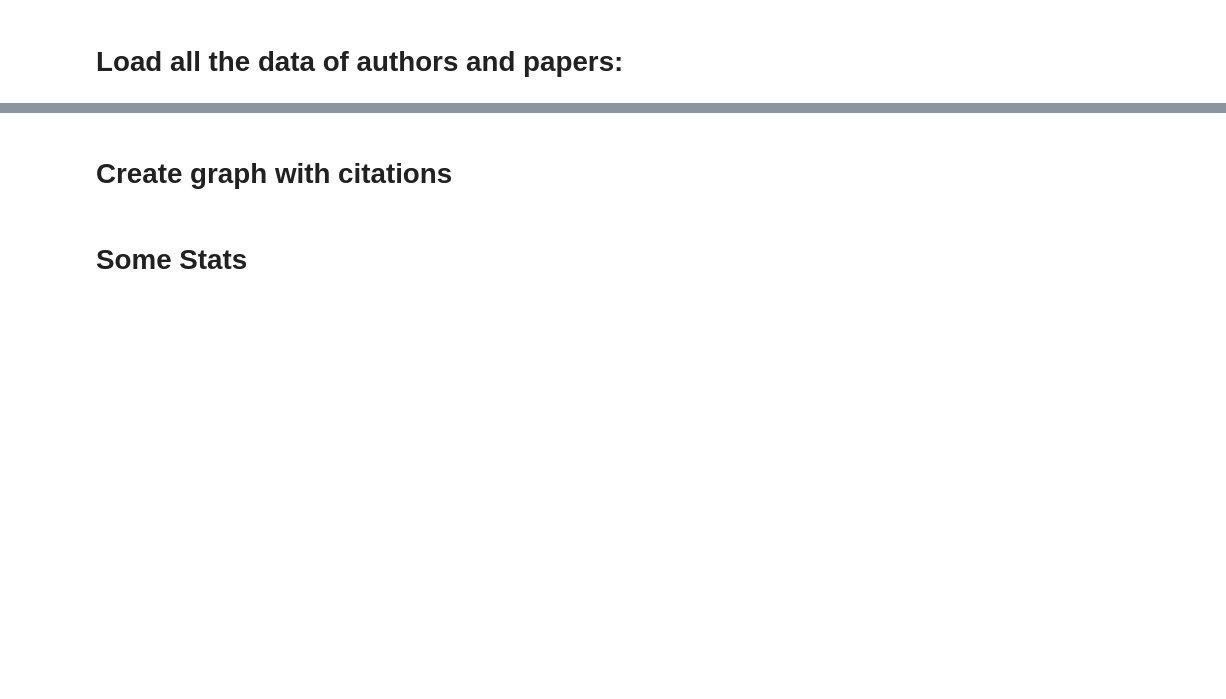
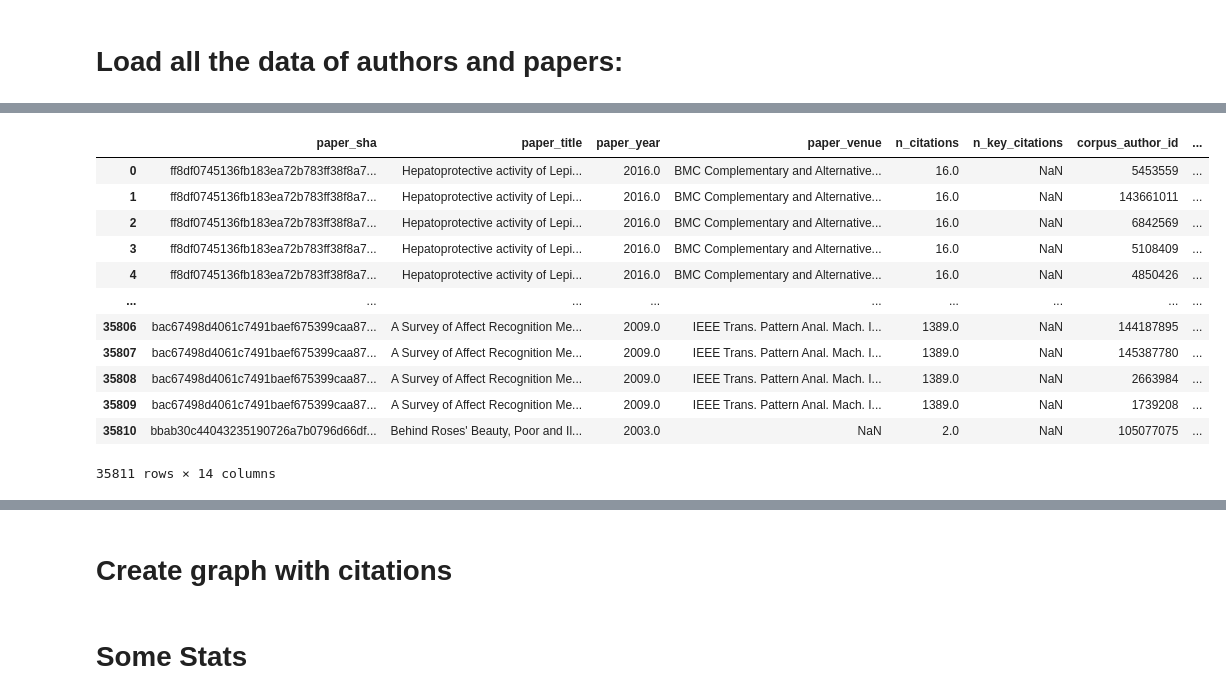
Before and after one commit to pilmus/thesis, a Jupyter notebook: src/ferraro/load_data.ipynb, the cells around one changed output, grey strips where cells are left out. Cells and saved outputs as stored; diff of their text form; code cells hidden in the pictures; blank space fills up the shorter version.

```diff
--- a/src/ferraro/load_data.ipynb
+++ b/src/ferraro/load_data.ipynb
@@ -26,0 +194,20 @@ training_data = load_data.load_training_data(training_data_file)
+# %%
+p = pd.read_csv(papers_file)
+ap = pd.read_csv(authors_papers_file, dtype={'corpus_author_id':str})
+a = pd.read_csv(authors_file, dtype={'corpus_author_id':str})
+m = pd.merge(p,pd.merge(ap,a,how='left'),how='left')
+m
+# %% [output]
+|  | paper_sha | paper_title | paper_year | paper_venue | n_citations | n_key_citations | corpus_author_id | ... |
+| 0 | ff8df0745136fb183ea72b783ff38f8a7... | Hepatoprotective activity of Lepi... | 2016.0 | BMC Complementary and Alternative... | 16.0 | NaN | 5453559 | ... |
+| 1 | ff8df0745136fb183ea72b783ff38f8a7... | Hepatoprotective activity of Lepi... | 2016.0 | BMC Complementary and Alternative... | 16.0 | NaN | 143661011 | ... |
+| 2 | ff8df0745136fb183ea72b783ff38f8a7... | Hepatoprotective activity of Lepi... | 2016.0 | BMC Complementary and Alternative... | 16.0 | NaN | 6842569 | ... |
+| 3 | ff8df0745136fb183ea72b783ff38f8a7... | Hepatoprotective activity of Lepi... | 2016.0 | BMC Complementary and Alternative... | 16.0 | NaN | 5108409 | ... |
+| 4 | ff8df0745136fb183ea72b783ff38f8a7... | Hepatoprotective activity of Lepi... | 2016.0 | BMC Complementary and Alternative... | 16.0 | NaN | 4850426 | ... |
+| ... | ... | ... | ... | ... | ... | ... | ... | ... |
+| 35806 | bac67498d4061c7491baef675399caa87... | A Survey of Affect Recognition Me... | 2009.0 | IEEE Trans. Pattern Anal. Mach. I... | 1389.0 | NaN | 144187895 | ... |
+| 35807 | bac67498d4061c7491baef675399caa87... | A Survey of Affect Recognition Me... | 2009.0 | IEEE Trans. Pattern Anal. Mach. I... | 1389.0 | NaN | 145387780 | ... |
+| 35808 | bac67498d4061c7491baef675399caa87... | A Survey of Affect Recognition Me... | 2009.0 | IEEE Trans. Pattern Anal. Mach. I... | 1389.0 | NaN | 2663984 | ... |
+| 35809 | bac67498d4061c7491baef675399caa87... | A Survey of Affect Recognition Me... | 2009.0 | IEEE Trans. Pattern Anal. Mach. I... | 1389.0 | NaN | 1739208 | ... |
+| 35810 | bbab30c44043235190726a7b0796d66df... | Behind Roses' Beauty, Poor and Il... | 2003.0 | NaN | 2.0 | NaN | 105077075 | ... |
+35811 rows × 14 columns
```
Also changed, not shown: parts of 23 cells of this notebook, 3 other files.
